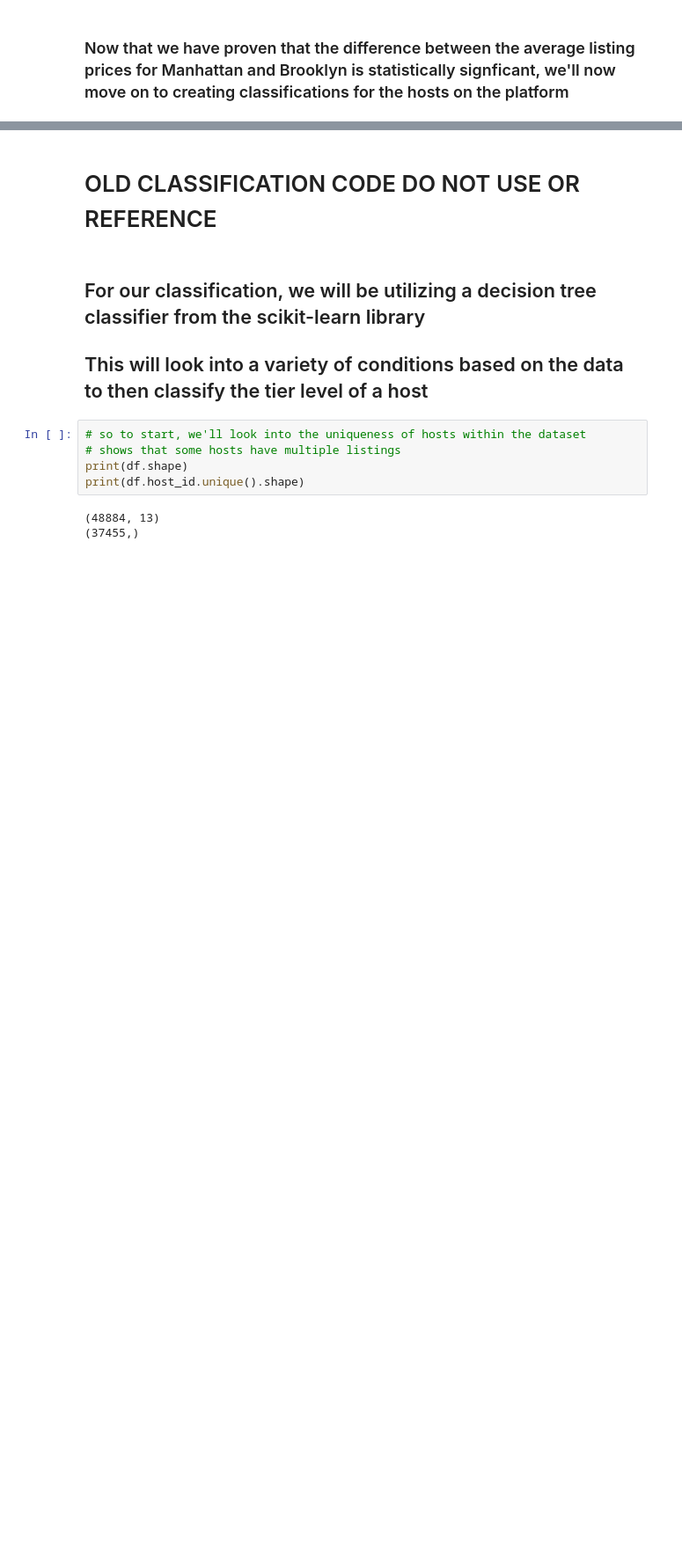
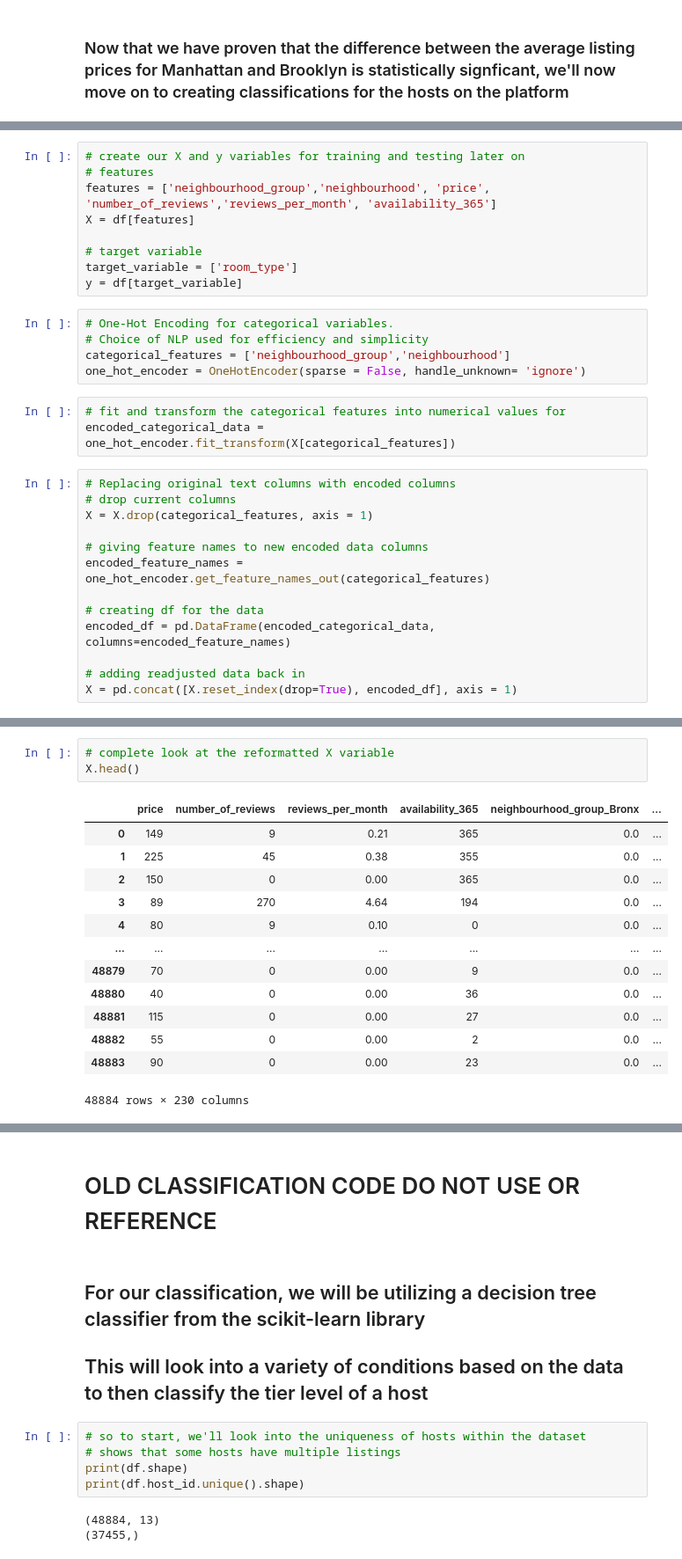
Before and after one commit to Adamb0lt/airbnb_data_analysis_and_DB_storage, a Jupyter notebook: NYC airbnb/airbnb_analysis_ML_redone.ipynb, the cells around one changed output, grey strips where cells are left out. Shown at 88% size. Drawn from its saved outputs; the diff is of its cells as text; blank space fills up the shorter version.

```diff
--- a/NYC airbnb/airbnb_analysis_ML_redone.ipynb
+++ b/NYC airbnb/airbnb_analysis_ML_redone.ipynb
@@ -510,3 +518,33 @@ df.head()
 | 2 | 3647 | THE VILLAGE OF HARLEM....NEW YORK ! | 4632 | Elisabeth | Manhattan | Harlem | Private room | 150 | ... |
 | 3 | 3831 | Cozy Entire Floor of Brownstone | 4869 | LisaRoxanne | Brooklyn | Clinton Hill | Entire home/apt | 89 | ... |
 | 4 | 5022 | Entire Apt: Spacious Studio/Loft ... | 7192 | Laura | Manhattan | East Harlem | Entire home/apt | 80 | ... |
+# %%
+# create our X and y variables for training and testing later on
+# features
+features = ['neighbourhood_group','neighbourhood', 'price', 'number_of_reviews','reviews_per_month', 'availability_365']
+X = df[features]
+
+# target variable
+target_variable = ['room_type']
+y = df[target_variable]
+# %%
+# One-Hot Encoding for categorical variables.
+# Choice of NLP used for efficiency and simplicity
+categorical_features = ['neighbourhood_group','neighbourhood']
+one_hot_encoder = OneHotEncoder(sparse = False, handle_unknown= 'ignore')
+# %%
+# fit and transform the categorical features into numerical values for
+encoded_categorical_data = one_hot_encoder.fit_transform(X[categorical_features])
+# %%
+# Replacing original text columns with encoded columns
+# drop current columns
+X = X.drop(categorical_features, axis = 1)
+
+# giving feature names to new encoded data columns
+encoded_feature_names = one_hot_encoder.get_feature_names_out(categorical_features)
+
+# creating df for the data
+encoded_df = pd.DataFrame(encoded_categorical_data, columns=encoded_feature_names)
+
+# adding readjusted data back in
+X = pd.concat([X.reset_index(drop=True), encoded_df], axis = 1)
@@ -512,0 +564,17 @@ df.head()
+# %%
+# complete look at the reformatted X variable
+X.head()
+# %% [output]
+|  | price | number_of_reviews | reviews_per_month | availability_365 | neighbourhood_group_Bronx | ... |
+| 0 | 149 | 9 | 0.21 | 365 | 0.0 | ... |
+| 1 | 225 | 45 | 0.38 | 355 | 0.0 | ... |
+| 2 | 150 | 0 | 0.00 | 365 | 0.0 | ... |
+| 3 | 89 | 270 | 4.64 | 194 | 0.0 | ... |
+| 4 | 80 | 9 | 0.10 | 0 | 0.0 | ... |
+| ... | ... | ... | ... | ... | ... | ... |
+| 48879 | 70 | 0 | 0.00 | 9 | 0.0 | ... |
+| 48880 | 40 | 0 | 0.00 | 36 | 0.0 | ... |
+| 48881 | 115 | 0 | 0.00 | 27 | 0.0 | ... |
+| 48882 | 55 | 0 | 0.00 | 2 | 0.0 | ... |
+| 48883 | 90 | 0 | 0.00 | 23 | 0.0 | ... |
+48884 rows × 230 columns
```
Also changed, not shown: parts of 7 cells of this notebook.
